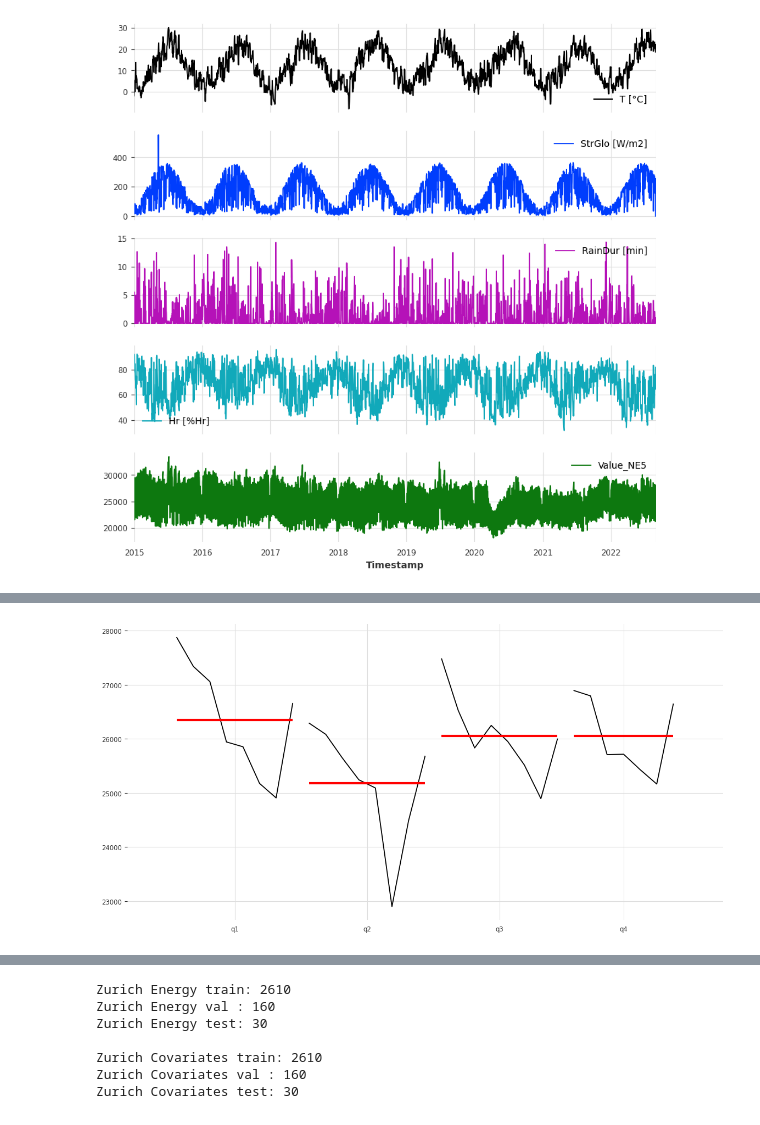
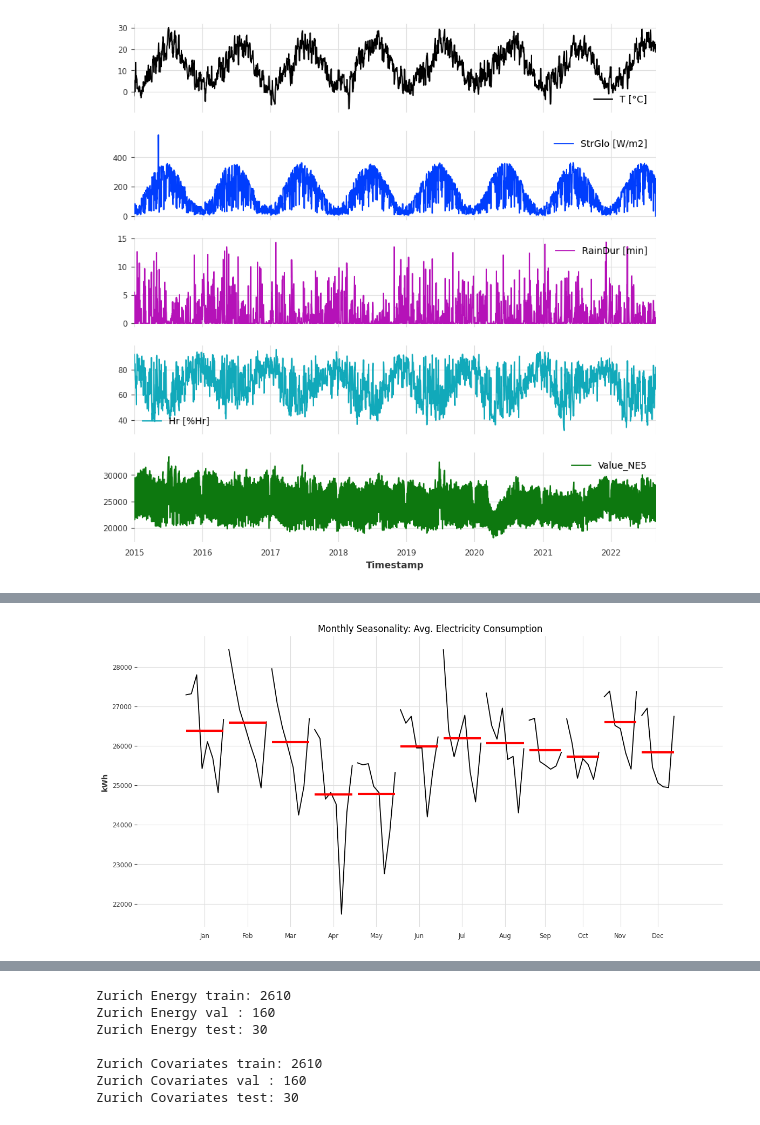
Before and after one commit to PacktPublishing/Time-Series-Analysis-with-Python-Cookbook-Second-Edition, a Jupyter notebook: code/Ch13/Chapter 13 (use this one).ipynb, the cells around one changed output, grey strips where cells are left out. Drawn from its saved outputs; the diff is of its cells as text; code cells hidden in the pictures.

```diff
--- a/code/Ch13/Chapter 13 (use this one).ipynb
+++ b/code/Ch13/Chapter 13 (use this one).ipynb
@@ -1277,4 +1268,12 @@ month_plot(zurich_df[target].resample('ME').mean());
-# %%
-quarter_plot(zurich_df[target].resample('QE').mean());
-# %% [output]
-[figure, removed]
+# %%
+from statsmodels.graphics.tsaplots import month_plot, quarter_plot
+
+# Resample target to monthly/quarterly for clearer seasonality
+monthly_target = zurich_df[target].resample('ME').mean()
+quarterly_target = zurich_df[target].resample('QE').mean()
+
+month_plot(monthly_target, ylabel='kWh')
+plt.title('Monthly Seasonality: Avg. Electricity Consumption')
+plt.show()
+# %% [output]
+[figure, added]
```
Also changed, not shown: parts of 50 cells of this notebook.
